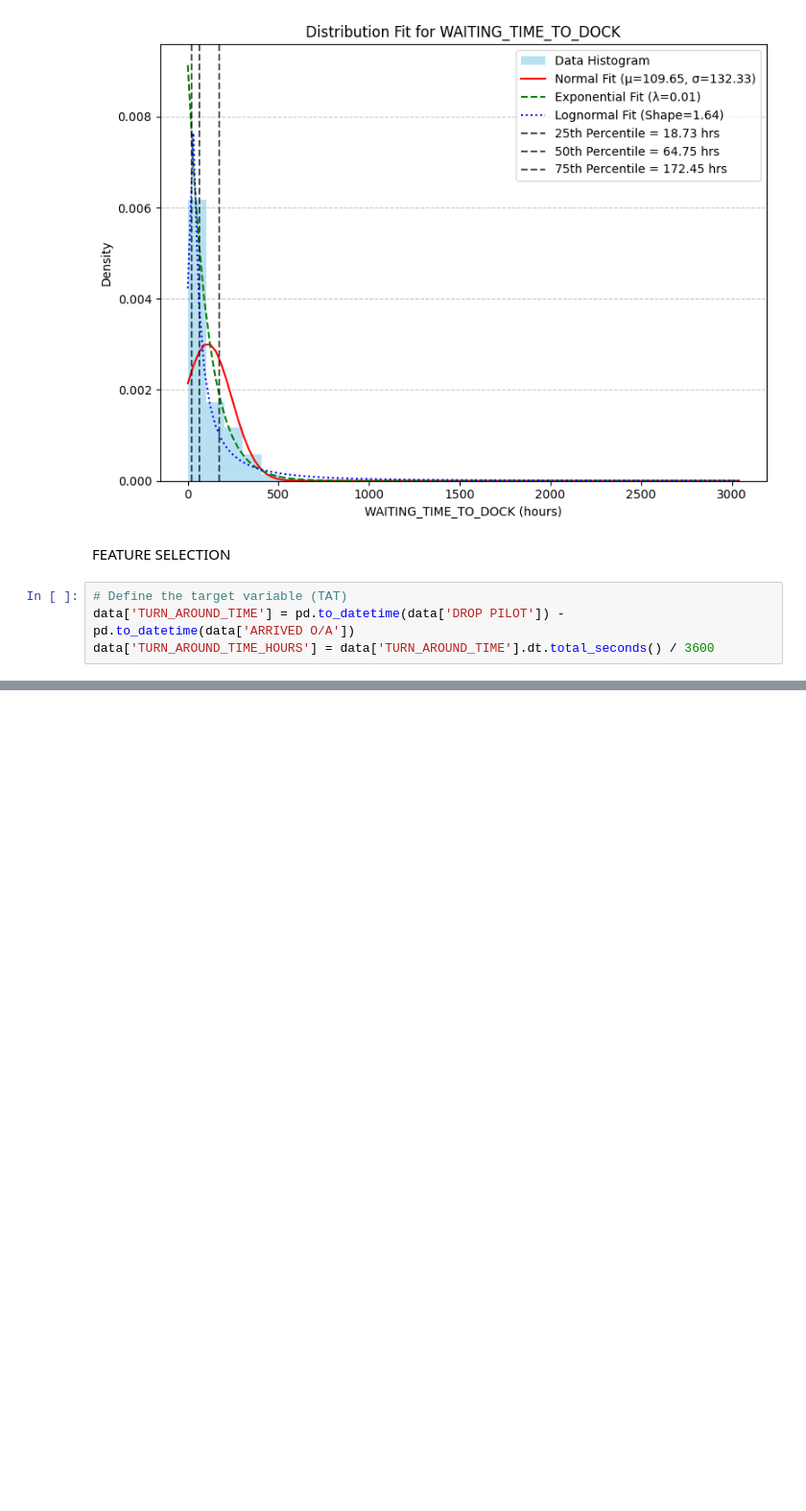
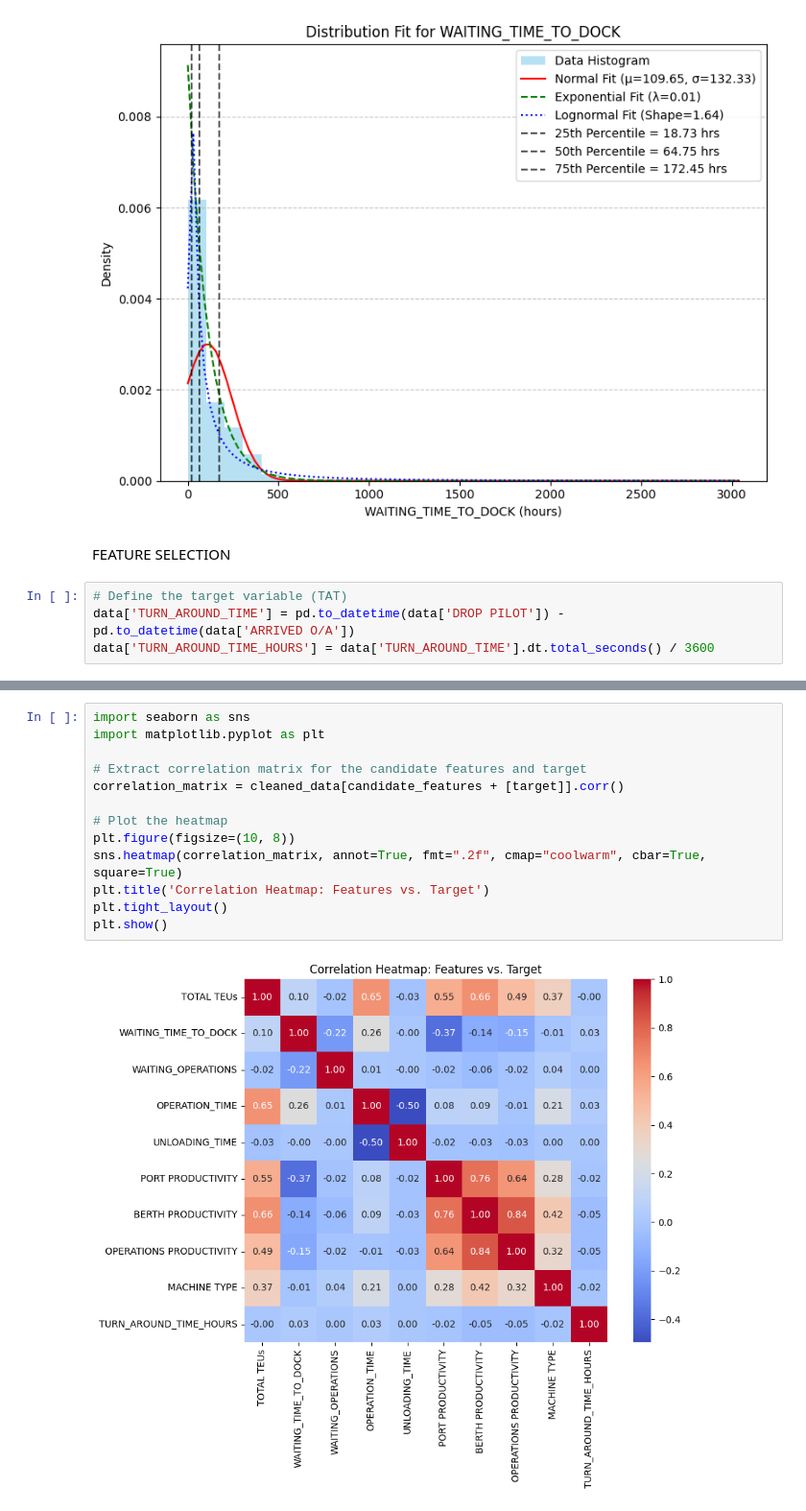
Before and after one commit to Athman-Athman/RESEARCH, a Jupyter notebook: RESEARCH_DATA_ANALYSIS_VTT_NOV_24.ipynb, the cells around one changed output, grey strips where cells are left out. Shown: that part at 96% size. Saved outputs shown, nothing was run; the diff lists cells and outputs as text; blank space fills up the shorter version.

```diff
--- a/RESEARCH_DATA_ANALYSIS_VTT_NOV_24.ipynb
+++ b/RESEARCH_DATA_ANALYSIS_VTT_NOV_24.ipynb
@@ -261,0 +462,15 @@ print(feature_selection_results)
+# %%
+import seaborn as sns
+import matplotlib.pyplot as plt
+
+# Extract correlation matrix for the candidate features and target
+correlation_matrix = cleaned_data[candidate_features + [target]].corr()
+
+# Plot the heatmap
+plt.figure(figsize=(10, 8))
+sns.heatmap(correlation_matrix, annot=True, fmt=".2f", cmap="coolwarm", cbar=True, square=True)
+plt.title('Correlation Heatmap: Features vs. Target')
+plt.tight_layout()
+plt.show()
+# %% [output]
+[figure, added]
```
Also changed, not shown: parts of 11 cells of this notebook.
